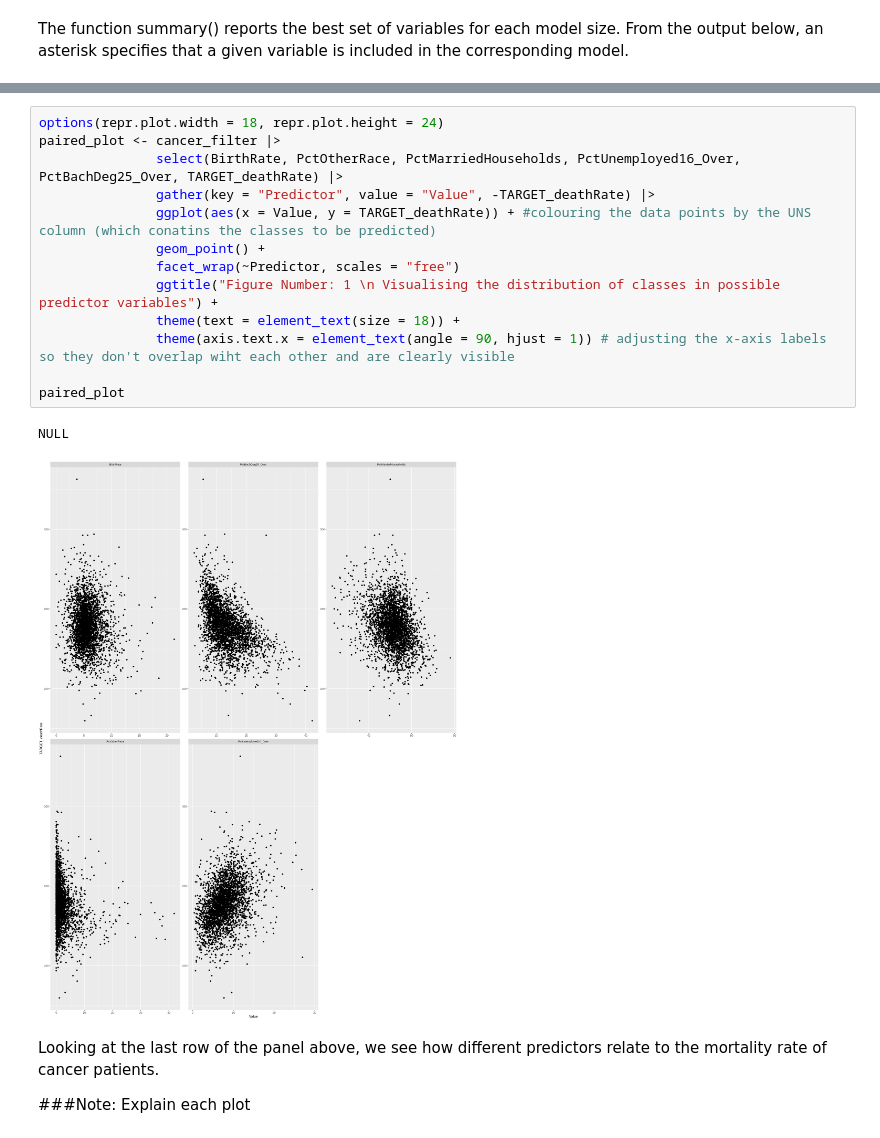
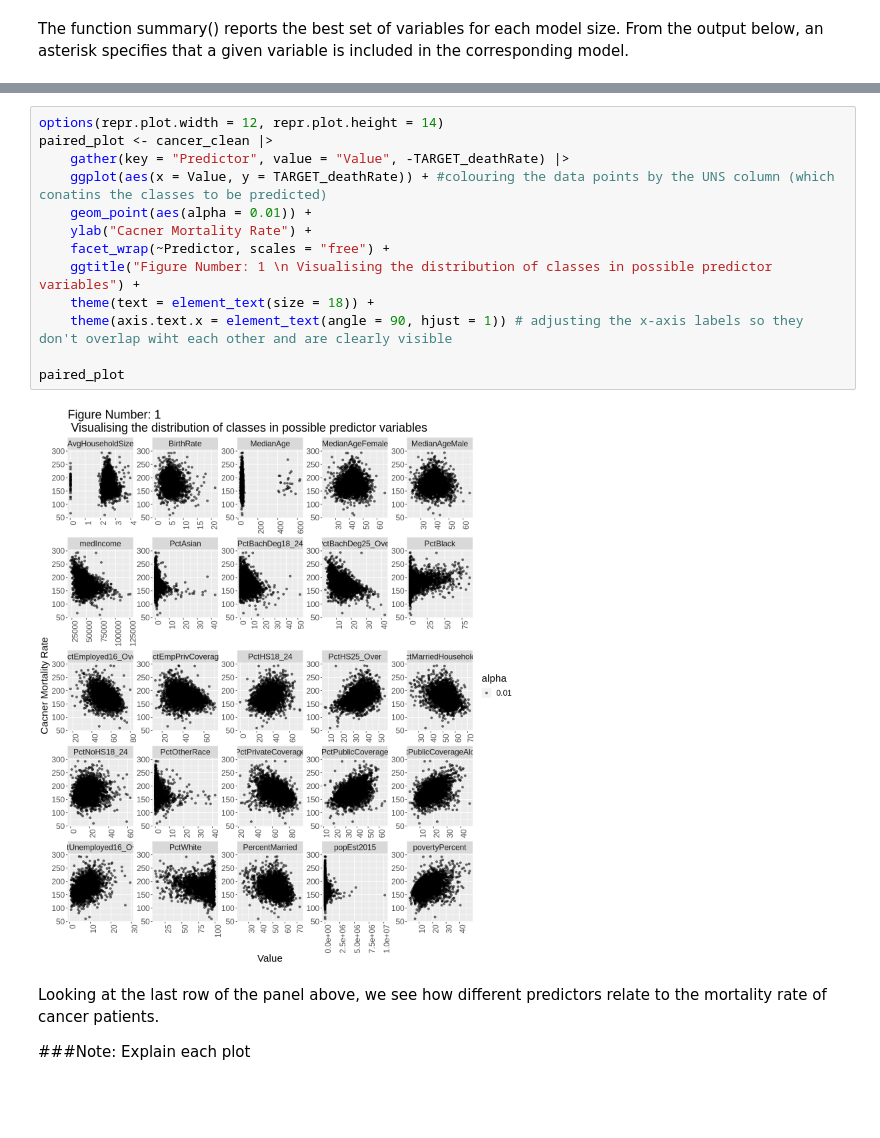
Before and after one commit to caswellbrett/CancerMortalityPrediction, a Jupyter notebook: Report.ipynb, the cells around one changed output, grey strips where cells are left out. Drawn from its saved outputs; the diff is of its cells as text; blank space fills up the shorter version.

Commit message:
added ggplot instead of ggpairs

```diff
--- a/Report.ipynb
+++ b/Report.ipynb
@@ -203,21 +203,20 @@ medIncome                  FALSE      FALSE
 4  ( 1 ) "*"                  " "       " "                "*"
 5  ( 1 ) "*"                  "*"       " "                "*"
 # %%
-options(repr.plot.width = 18, repr.plot.height = 24)
-paired_plot <- cancer_filter |>
-               select(BirthRate, PctOtherRace, PctMarriedHouseholds, PctUnemployed16_Over, PctBachDeg25_Over, TARGET_deathRate) |>
-               gather(key = "Predictor", value = "Value", -TARGET_deathRate) |>
-               ggplot(aes(x = Value, y = TARGET_deathRate)) + #colouring the data points by the UNS column (which conatins the classes to be predicted)
-               geom_point() +
-               facet_wrap(~Predictor, scales = "free")
-               ggtitle("Figure Number: 1 \n Visualising the distribution of classes in possible predictor variables") +
-               theme(text = element_text(size = 18)) +
-               theme(axis.text.x = element_text(angle = 90, hjust = 1)) # adjusting the x-axis labels so they don't overlap wiht each other and are clearly visible
+options(repr.plot.width = 12, repr.plot.height = 14)
+paired_plot <- cancer_clean |>
+    gather(key = "Predictor", value = "Value", -TARGET_deathRate) |>
+    ggplot(aes(x = Value, y = TARGET_deathRate)) + #colouring the data points by the UNS column (which conatins the classes to be predicted)
+    geom_point(aes(alpha = 0.01)) +
+    ylab("Cacner Mortality Rate") +
+    facet_wrap(~Predictor, scales = "free") +
+    ggtitle("Figure Number: 1 \n Visualising the distribution of classes in possible predictor variables") +
+    theme(text = element_text(size = 18)) +
+    theme(axis.text.x = element_text(angle = 90, hjust = 1)) # adjusting the x-axis labels so they don't overlap wiht each other and are clearly visible
 
 paired_plot
 # %% [output]
-NULL
-[figure, old version]
+[figure, new version]
 # %% [markdown]
 Looking at the last row of the panel above, we see how different predictors relate to the mortality rate of cancer patients.
 
```
